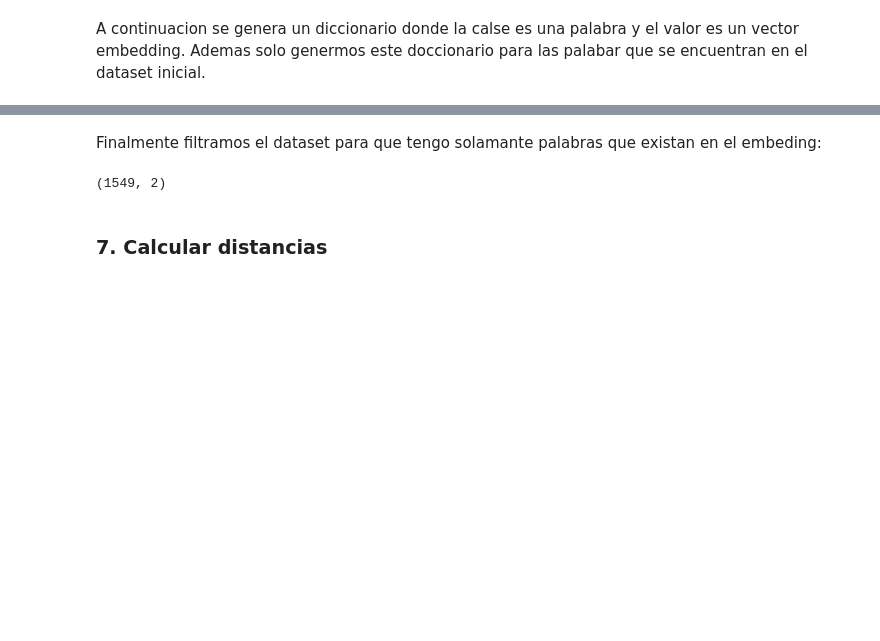
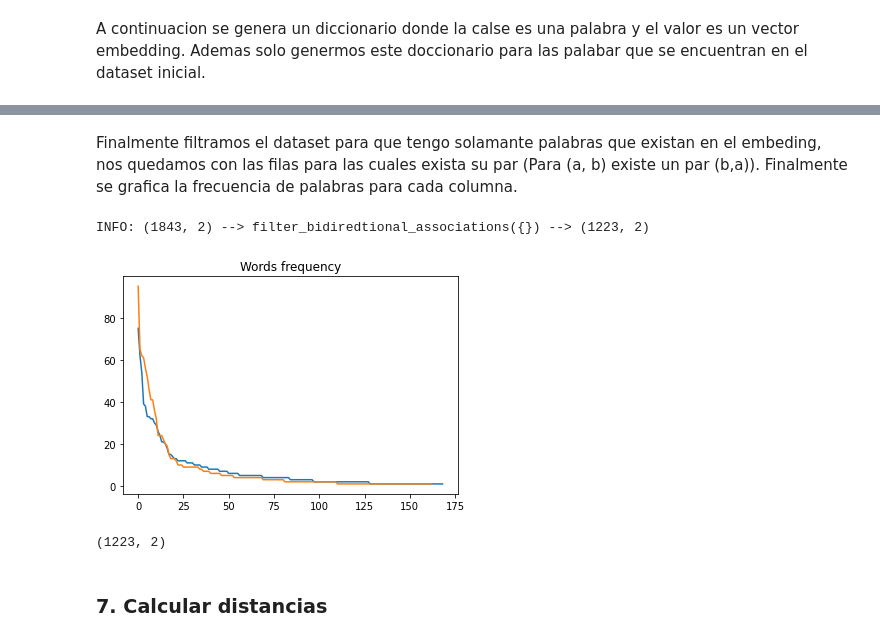
Before and after one commit to magistery-tps/dm-cyt-tp2, a Jupyter notebook: notebooks/tp2.ipynb, the cells around one changed output, grey strips where cells are left out. Cells and saved outputs as stored; diff of their text form; code cells hidden in the pictures; blank space fills up the shorter version.

```diff
--- a/notebooks/tp2.ipynb
+++ b/notebooks/tp2.ipynb
@@ -175,12 +173,18 @@ INFO: (367770, 1) --> to_work_embeddings({'file_path': '../datasets/glove.840B.3
 # %% [markdown]
-Finalmente filtramos el dataset para que tengo solamante palabras que existan en el embeding:
+Finalmente filtramos el dataset para que tengo solamante palabras que existan en el embeding, nos quedamos con las filas para las cuales exista su par (Para (a, b) existe un par (b,a)). Finalmente se grafica la frecuencia de palabras para cada columna.
 # %%
-dataset2 = dataset \
-    .pipe(all_columns_contains, words = work_embeddings.keys())
-
-dataset2.shape
+dataset = dataset \
+    .pipe(all_columns_contains, words = work_embeddings.keys()) \
+    .pipe(filter_bidiredtional_associations) \
+    .pipe(plot_frequency, column = 'source') \
+    .pipe(plot_frequency, column = 'response')
 # %% [output]
-(1549, 2)
+INFO: (1843, 2) --> filter_bidiredtional_associations({}) --> (1223, 2)
+[figure, added]
+# %%
+dataset.shape
+# %% [output]
+(1223, 2)
 # %% [markdown]
 ### 7. Calcular distancias
 # %% [markdown]
```
Also changed, not shown: parts of 15 cells of this notebook, 4 other files.
